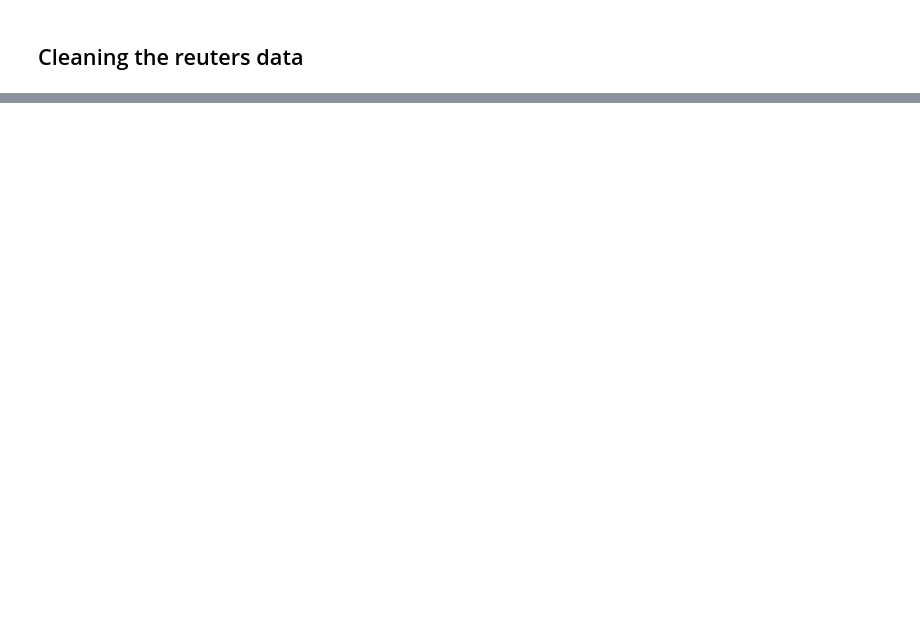
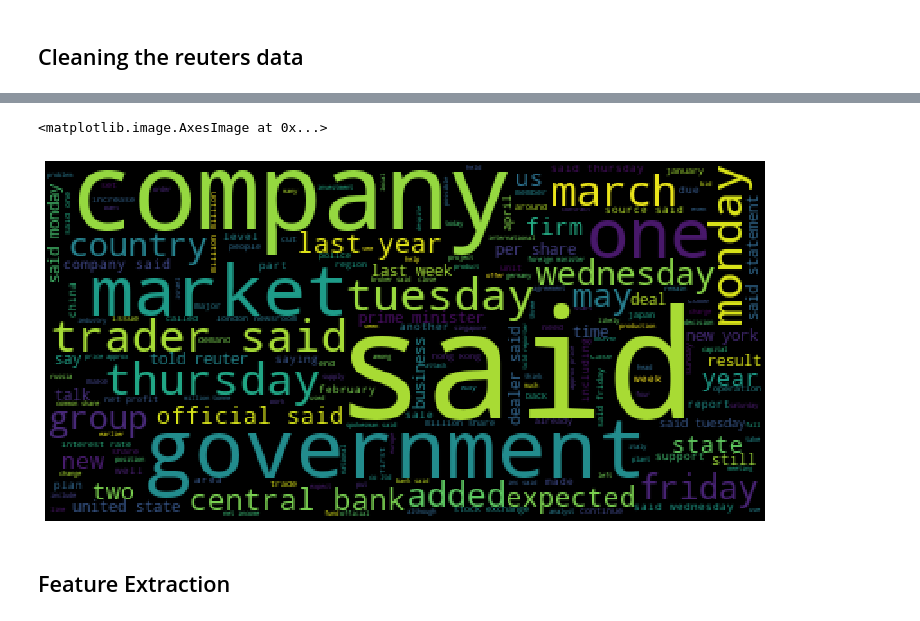
Before and after one commit to rajesh-gupta-14/Multi-Label-Classification, a Jupyter notebook: main-nb.ipynb, the cells around one changed output, grey strips where cells are left out. Cells and saved outputs as stored; diff of their text form; code cells hidden in the pictures; blank space fills up the shorter version.

```diff
--- a/main-nb.ipynb
+++ b/main-nb.ipynb
@@ -55,0 +214,13 @@ reuters_raw_df.head(5)
+# %%
+negative_df = reuters_clean_df[reuters_clean_df["sentiment"]=="negative"].reset_index().drop("index", axis=1)
+# %%
+negative_word_cloud_obj = generate_word_cloud(negative_df, column_name="input")
+# %%
+# Visualizing the word cloud
+plt.figure(figsize = (10, 10))
+plt.axis("off")
+plt.tight_layout(pad=0)
+plt.imshow(negative_word_cloud_obj)
+# %% [output]
+<matplotlib.image.AxesImage at 0x...>
+[figure, added]
@@ -55,0 +231,2 @@ reuters_raw_df.head(5)
+# %% [markdown]
+## Feature Extraction
```
Also changed, not shown: parts of 49 cells of this notebook, 10 other files.
